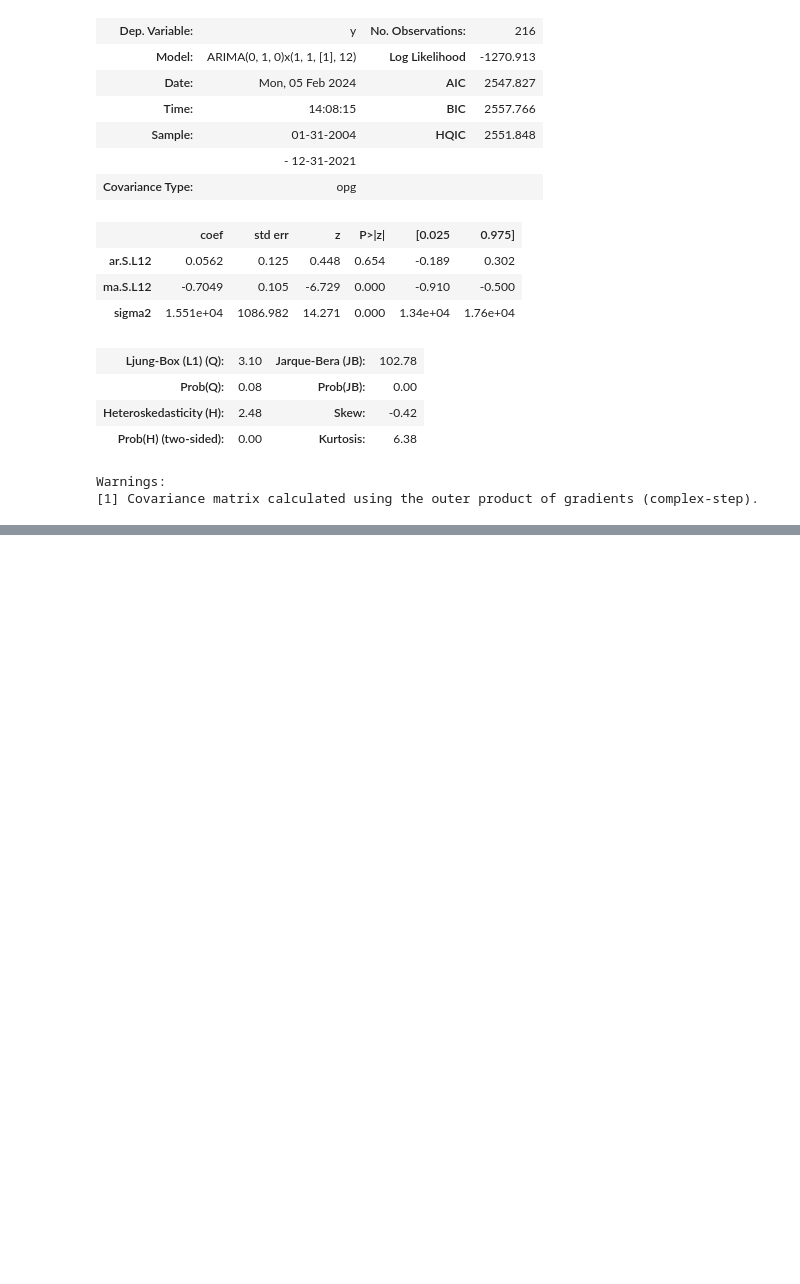
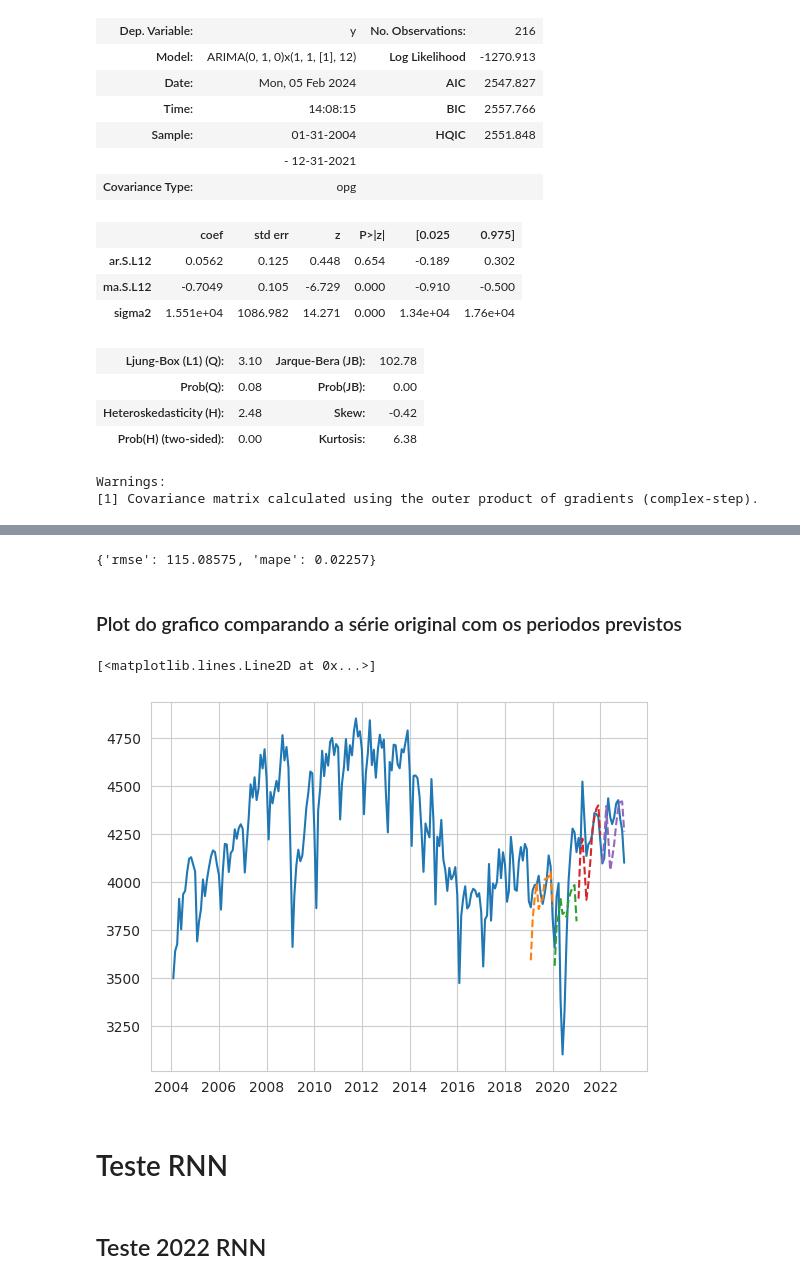
Before and after one commit to dlourencosantos/estudo_energia_ermac, a Jupyter notebook: ts_implementation.ipynb, the cells around one changed output, grey strips where cells are left out. Cells and saved outputs as stored; diff of their text form; code cells hidden in the pictures; blank space fills up the shorter version.

```diff
--- a/ts_implementation.ipynb
+++ b/ts_implementation.ipynb
@@ -165,0 +194,4 @@ erros_previsao_sarima_2022
+# %%
+ajuste_sarima_2020 = ARIMA(treino_ate_2019, order=(0,1,0), seasonal_order=(1,1,1,12))
+ajuste_sarima_2020 = ajuste_sarima_2020.fit()
+ajuste_sarima_2020.summary()
@@ -165,0 +217,4 @@ erros_previsao_sarima_2022
+# %%
+previsao_sarima_2020 = ajuste_sarima_2020.forecast(12)
+erros_previsao_sarima_2020 = erros(previsao_sarima_2020, teste_2020)
+erros_previsao_sarima_2020
@@ -165,0 +225,4 @@ erros_previsao_sarima_2022
+# %%
+ajuste_sarima_2019 = ARIMA(treino_ate_2018, order=(0,1,0), seasonal_order=(1,1,1,12))
+ajuste_sarima_2019 = ajuste_sarima_2019.fit()
+ajuste_sarima_2019.summary()
@@ -165,0 +248,19 @@ erros_previsao_sarima_2022
+# %%
+previsao_sarima_2019 = ajuste_sarima_2019.forecast(12)
+erros_previsao_sarima_2019 = erros(previsao_sarima_2019, teste_2019)
+erros_previsao_sarima_2019
+# %% [output]
+{'rmse': 115.08575, 'mape': 0.02257}
+# %% [markdown]
+### Plot do grafico comparando a série original com os periodos previstos
+# %%
+plt.plot(ts)
+plt.plot(previsao_sarima_2019, '--')
+plt.plot(previsao_sarima_2020,'--')
+plt.plot(previsao_sarima_2021,'--')
+plt.plot(previsao_sarima_2022,'--')
+# %% [output]
+[<matplotlib.lines.Line2D at 0x...>]
+[figure, added]
+# %% [markdown]
+# Teste RNN
@@ -165,0 +287,2 @@ erros_previsao_sarima_2022
+# %% [markdown]
+## Teste 2022 RNN
```
Also changed, not shown: parts of 23 cells of this notebook.
